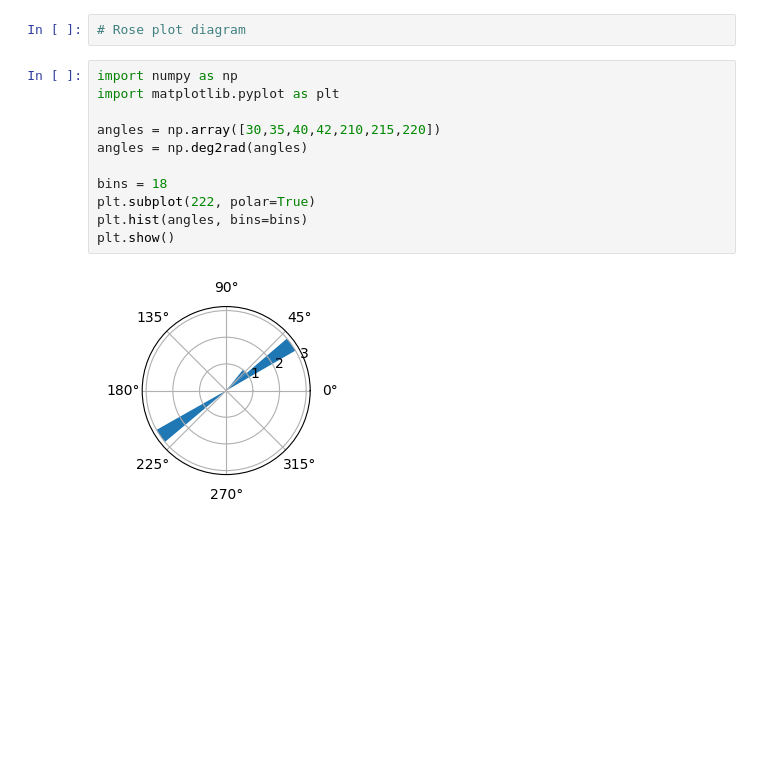
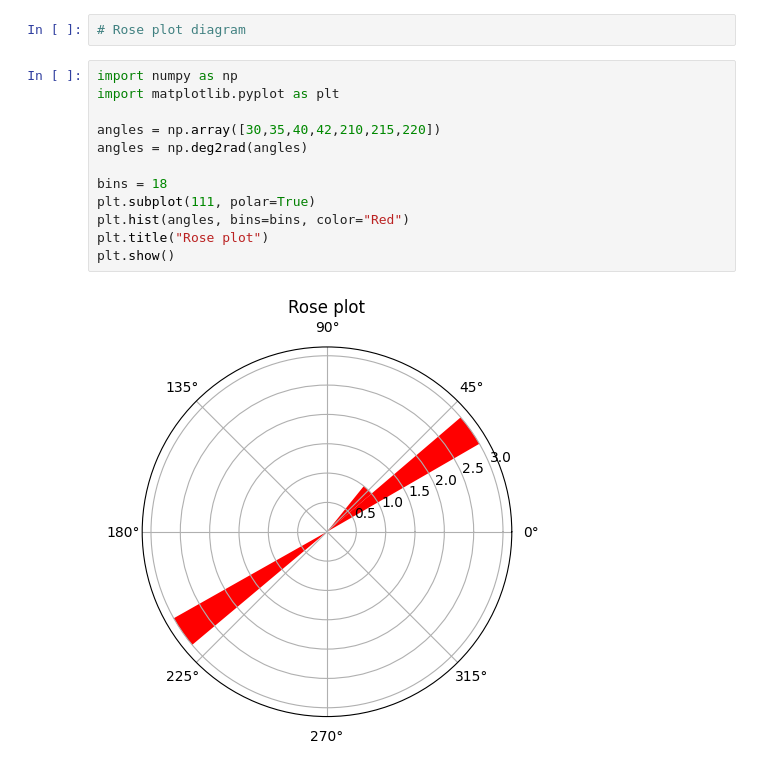
Before and after one commit to Ashraf-ISM/100-Days-of-Python-for-Oil-Gas-Subsurface-Analytics, a Jupyter notebook: notebooks/day-50/dlis.ipynb, the cells around one changed output. Saved outputs shown, nothing was run; the diff lists cells and outputs as text; blank space fills up the shorter version.

```diff
--- a/notebooks/day-50/dlis.ipynb
+++ b/notebooks/day-50/dlis.ipynb
@@ -429,13 +429,14 @@ It is a circular histogram used to show the frequency distribution of directiona
 # %%
 import numpy as np
 import matplotlib.pyplot as plt
 
 angles = np.array([30,35,40,42,210,215,220])
 angles = np.deg2rad(angles)
 
 bins = 18
-plt.subplot(222, polar=True)
-plt.hist(angles, bins=bins)
+plt.subplot(111, polar=True)
+plt.hist(angles, bins=bins, color="Red")
+plt.title("Rose plot")
 plt.show()
 # %% [output]
-[figure, old version]
+[figure, new version]
```
